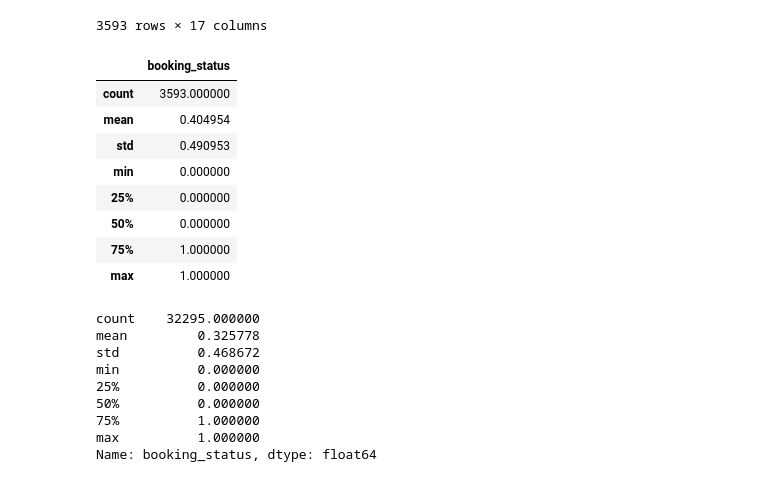
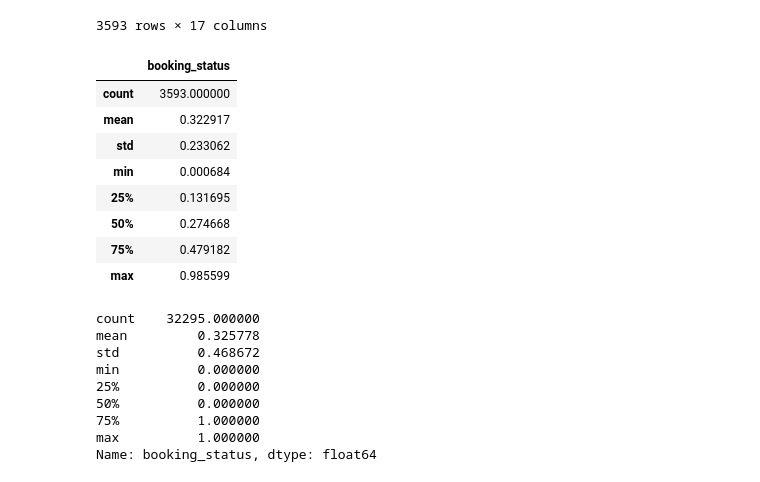
Before and after one commit to krl-v/data-science-2, a Jupyter notebook: Practicals/hw1_xgboost.ipynb, the cells around one changed output. Saved outputs shown, nothing was run; the diff lists cells and outputs as text; code cells hidden in the pictures.

```diff
--- a/Practicals/hw1_xgboost.ipynb
+++ b/Practicals/hw1_xgboost.ipynb
@@ -112,11 +112,11 @@ data["sample"]="default"
 col_sample="sample"
 month_mask=data[col_month].isna()==False
 month_na_mask=data[col_month].isna()==True
-dat= pd.read_csv(Path("./Data/2023_DS2_HW1_data_train.csv"), sep=",", decimal=".",index_col="Booking_ID")
+
 #splitneme data na train, test a valid
 
 data_train, data_rest = train_test_split(data[month_mask], train_size=0.55, stratify=(data[month_mask][[col_month,col_target]]), random_state=12)
-data_valid, data_test = train_test_split(dat[month_mask], train_size=0.5, stratify = (data_rest[[col_month,col_target]]),random_state=12)
+data_valid, data_test = train_test_split(data_rest, train_size=0.5, stratify = (data_rest[[col_month,col_target]]),random_state=12)
 
 #změníme hodnoty ve sloupci sample podle toho v jaké subsamplu je dané pozorování
 data.loc[data_train.index, "sample"] = "train"
@@ -241,7 +241,7 @@ print(data[train_mask].shape)
 (17761, 19)
 0.010321515198431129
 # %%
-def mean_target_encoding(dt, predictor, target, alpha = 0.05):
+def mean_target_encoding(dt, predictor, target, alpha = 0.01):
     total_cnt = len(dt)
     total_dr = np.mean(dt[target])
     dt_grp = dt.groupby(predictor).agg(
@@ -313,10 +313,10 @@ model=xgb.XGBClassifier(
     verbosity=1,
     random_state=12,
     importance_type="total_gain",
-    max_depth=5,
-    learning_rate=0.16,
-    subsample=0.7,
-    colsample_bytree=0.7
+    max_depth=2,
+    learning_rate=0.1,
+    subsample=0.5,
+    colsample_bytree=0.65
 )
 
 model.fit(
@@ -730,10 +730,10 @@ final_model=xgb.XGBClassifier(
     verbosity=1,
     random_state=12,
     importance_type="total_gain",
-    max_depth=5,
-    learning_rate=0.25,
-    subsample=0.8,
-    colsample_bytree=0.9
+    max_depth=4,
+    learning_rate=0.2,
+    subsample=0.65,
+    colsample_bytree=0.65
 )
 
 final_model.fit(
@@ -1055,19 +1055,17 @@ cols_pred_cat_test=list(col for col in cols_pred_test if col.startswith("MTE")==
 data_test[col_target]=final_model.predict_proba(data_test[cols_pred_test])[:,1]
 # %%
 final=pd.DataFrame(data_test[col_target])
-final.loc[final[col_target]>0.35]=1
-final.loc[final[col_target]<=0.35]=0
 final.describe()
 # %% [output]
 |  | booking_status |
 | count | 3593.000000 |
-| mean | 0.404954 |
-| std | 0.490953 |
-| min | 0.000000 |
-| 25% | 0.000000 |
-| 50% | 0.000000 |
-| 75% | 1.000000 |
-| max | 1.000000 |
+| mean | 0.322917 |
+| std | 0.233062 |
+| min | 0.000684 |
+| 25% | 0.131695 |
+| 50% | 0.274668 |
+| 75% | 0.479182 |
+| max | 0.985599 |
 # %%
 data[col_target].describe()
 # %% [output]
```
Also changed, not shown: parts of 7 cells of this notebook, 9 other files.
